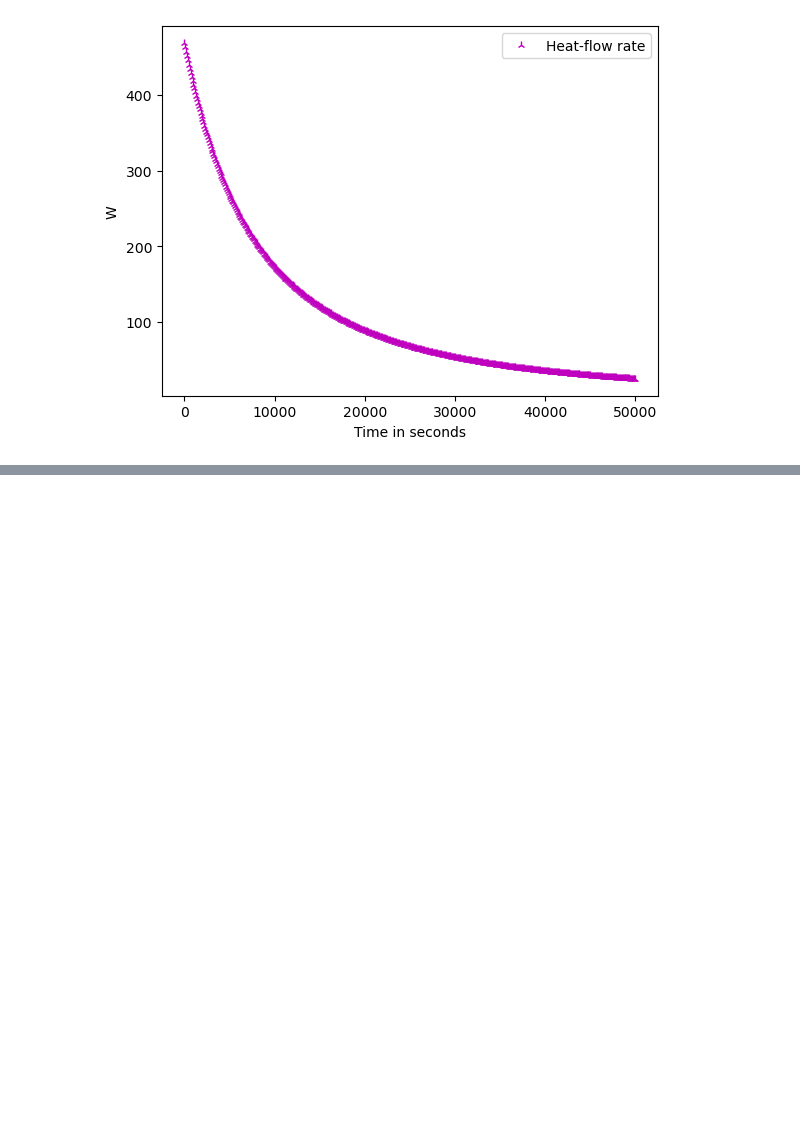
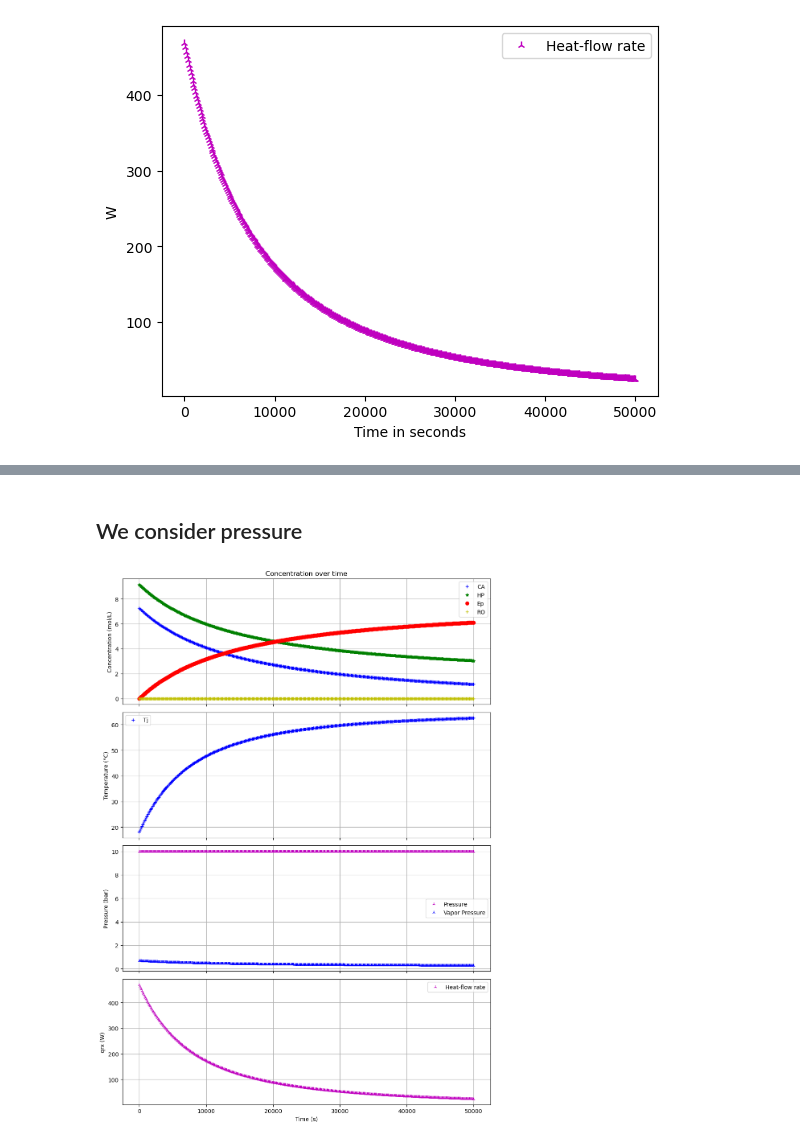
Before and after one commit to 0Renay0/epoxidation-of-allyl-chloride, a Jupyter notebook: main.ipynb, the cells around one changed output, grey strips where cells are left out. Saved outputs shown, nothing was run; the diff lists cells and outputs as text; code cells hidden in the pictures; blank space fills up the shorter version.

```diff
--- a/main.ipynb
+++ b/main.ipynb
@@ -172,0 +239,2 @@ plt.show()
+# %% [markdown]
+## We consider pressure
@@ -172,0 +274,37 @@ plt.show()
+# %%
+fig, axs = plt.subplots(4, 1, figsize=(10, 14), sharex=True)
+
+# Concentrations
+axs[0].plot(t, CA_1, 'b+', label='CA')
+axs[0].plot(t, HP_1, 'g*', label='HP')
+axs[0].plot(t, Ep_1, 'ro', label='Ep')
+axs[0].plot(t, RO_1, 'y+', label='RO')
+axs[0].set_title("Concentration over time")
+axs[0].set_ylabel("Concentration (mol/L)")
+axs[0].legend(loc='upper right')
+axs[0].grid(True)
+
+# Temperature
+axs[1].plot(t, Tj, 'b+', label='Tj')
+axs[1].set_ylabel("Temperature (°C)")
+axs[1].legend()
+axs[1].grid(True)
+
+# Pressure
+axs[2].plot(t, P_1, 'm2', label='Pressure')
+axs[2].plot(t, VP_mix, 'b2', label='Vapor Pressure')
+axs[2].set_ylabel("Pressure (bar)")
+axs[2].legend()
+axs[2].grid(True)
+
+# Heat-flow rate
+axs[3].plot(t, qrx, 'm2', label='Heat-flow rate')
+axs[3].set_xlabel("Time (s)")
+axs[3].set_ylabel("qrx (W)")
+axs[3].legend()
+axs[3].grid(True)
+
+plt.tight_layout()
+plt.show()
+# %% [output]
+[figure, added]
```
Also changed, not shown: parts of 3 cells of this notebook.
